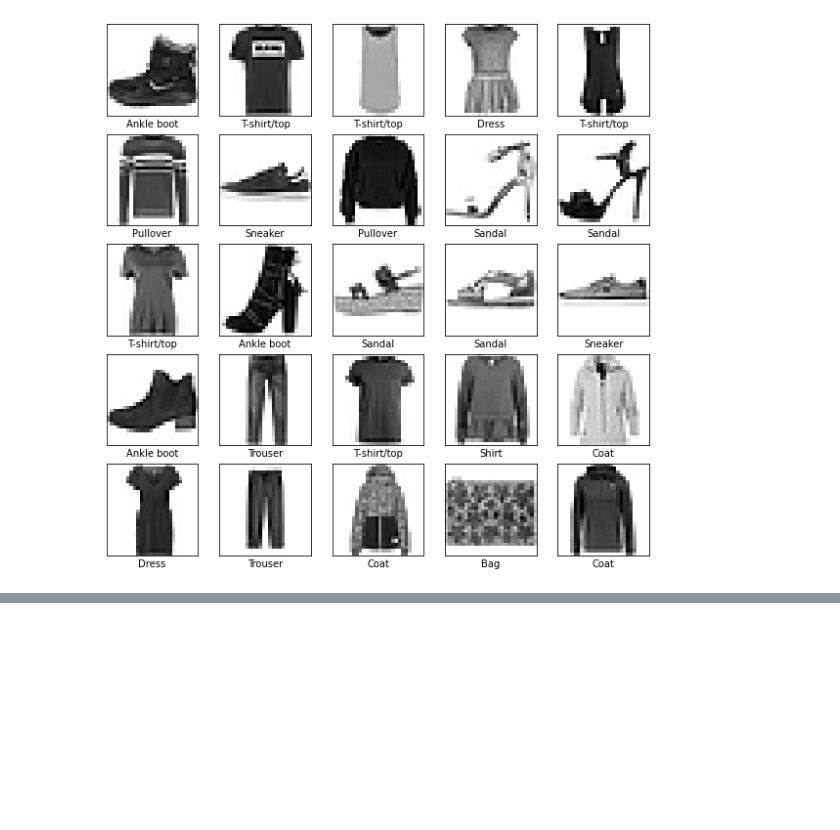
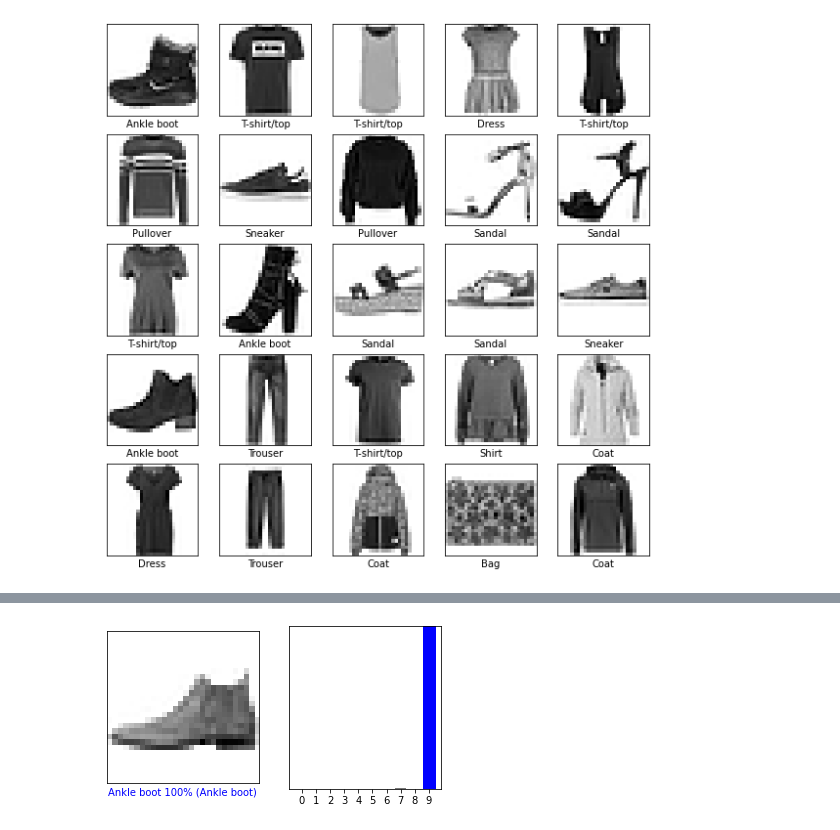
Before and after one commit to ArindamBanerji/feature-eng-eda-recipes, a Jupyter notebook: tf_keras1.ipynb, the cells around one changed output, grey strips where cells are left out. Saved outputs shown, nothing was run; the diff lists cells and outputs as text; code cells hidden in the pictures; blank space fills up the shorter version.

```diff
--- a/tf_keras1.ipynb
+++ b/tf_keras1.ipynb
@@ -251,0 +323,3 @@ model.compile(optimizer='adam',
+# %%
+probability_model_rms = tf.keras.Sequential([model_rms,
+                                         tf.keras.layers.Softmax()])
@@ -251,0 +330,2 @@ model.compile(optimizer='adam',
+# %%
+predictions_rms = probability_model_rms.predict(test_images)
@@ -251,0 +395,10 @@ model.compile(optimizer='adam',
+# %%
+i = 0
+plt.figure(figsize=(6,3))
+plt.subplot(1,2,1)
+plot_image(i, predictions_rms[i], test_labels, test_images)
+plt.subplot(1,2,2)
+plot_value_array(i, predictions_rms[i],  test_labels)
+plt.show()
+# %% [output]
+[figure, added]
```
Also changed, not shown: parts of 27 cells of this notebook.
